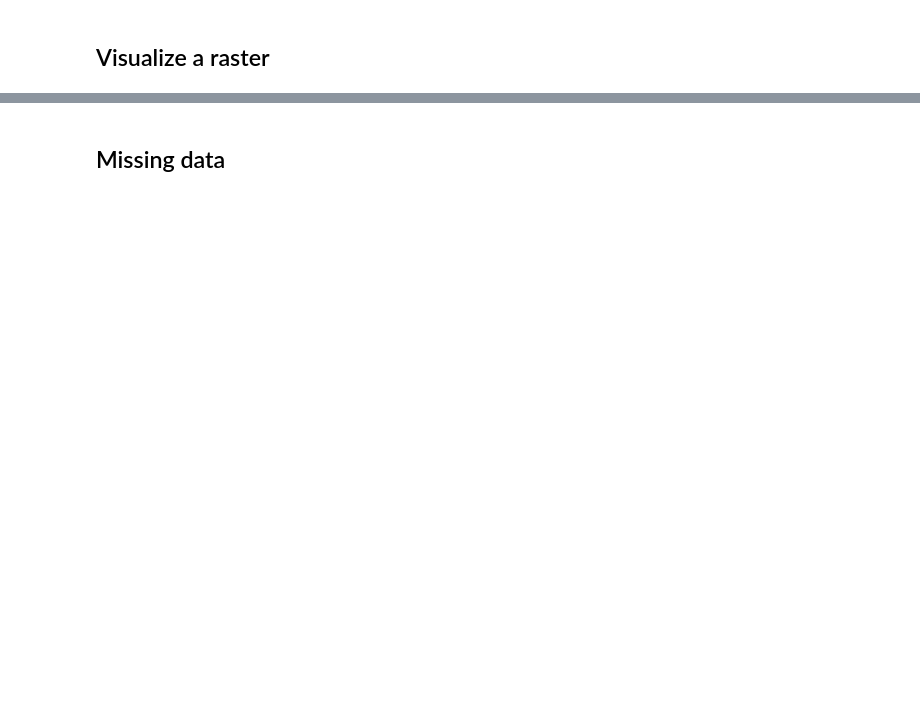
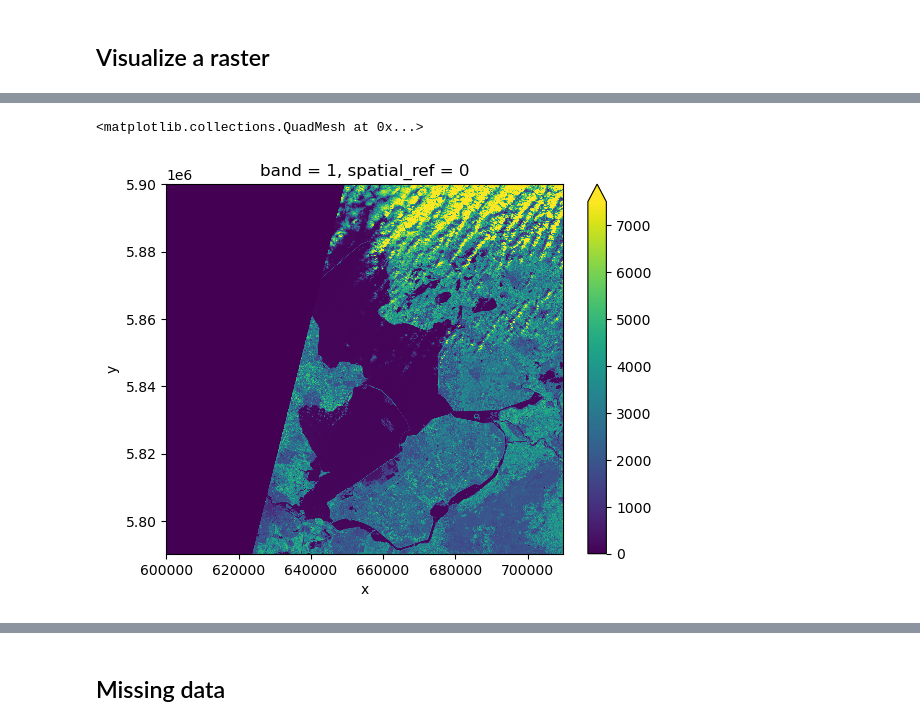
Before and after one commit to esciencecenter-digital-skills/2023-04-25-ds-geospatial-python-EGU, a Jupyter notebook: notebooks/02-raster-data-in-python.ipynb, the cells around one changed output, grey strips where cells are left out. Saved outputs shown, nothing was run; the diff lists cells and outputs as text; code cells hidden in the pictures; blank space fills up the shorter version.

```diff
--- a/notebooks/02-raster-data-in-python.ipynb
+++ b/notebooks/02-raster-data-in-python.ipynb
@@ -20,0 +76,5 @@ raster_path = '../data/S2A_31UFU_20200328_0_L2A_B09.tif'
+# %%
+raster.plot(robust=True)
+# %% [output]
+<matplotlib.collections.QuadMesh at 0x...>
+[figure, added]
```
Also changed, not shown: parts of 31 cells of this notebook, 3 other files.
